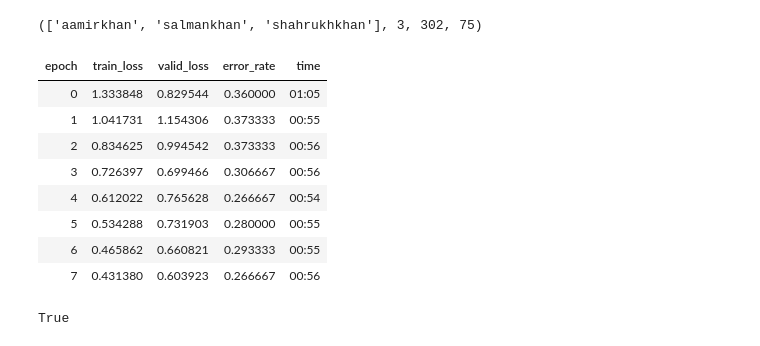
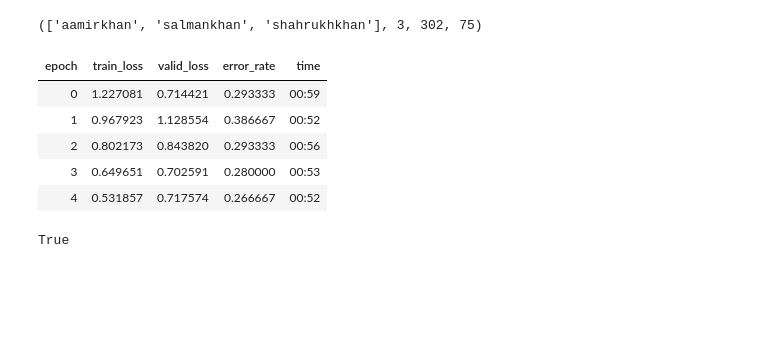
Before and after one commit to mrireconner/fastai_learn, a Jupyter notebook: bollywoodactors.ipynb, the cells around one changed output. Saved outputs shown, nothing was run; the diff lists cells and outputs as text; code cells hidden in the pictures; blank space fills up the shorter version.

```diff
--- a/bollywoodactors.ipynb
+++ b/bollywoodactors.ipynb
@@ -36,17 +36,14 @@ data.classes, data.c, len(data.train_ds), len(data.valid_ds)
 # %%
 learn = cnn_learner(data, models.resnet50, metrics=error_rate)
 # %%
-learn.fit_one_cycle(8)
+learn.fit_one_cycle(5)
 # %% [output]
 | epoch | train_loss | valid_loss | error_rate | time |
-| 0 | 1.333848 | 0.829544 | 0.360000 | 01:05 |
-| 1 | 1.041731 | 1.154306 | 0.373333 | 00:55 |
-| 2 | 0.834625 | 0.994542 | 0.373333 | 00:56 |
-| 3 | 0.726397 | 0.699466 | 0.306667 | 00:56 |
-| 4 | 0.612022 | 0.765628 | 0.266667 | 00:54 |
-| 5 | 0.534288 | 0.731903 | 0.280000 | 00:55 |
-| 6 | 0.465862 | 0.660821 | 0.293333 | 00:55 |
-| 7 | 0.431380 | 0.603923 | 0.266667 | 00:56 |
+| 0 | 1.227081 | 0.714421 | 0.293333 | 00:59 |
+| 1 | 0.967923 | 1.128554 | 0.386667 | 00:52 |
+| 2 | 0.802173 | 0.843820 | 0.293333 | 00:56 |
+| 3 | 0.649651 | 0.702591 | 0.280000 | 00:53 |
+| 4 | 0.531857 | 0.717574 | 0.266667 | 00:52 |
 # %%
 learn.save('stage-1')
 # %%
```
Also changed, not shown: parts of 13 cells of this notebook, 1 other file.
